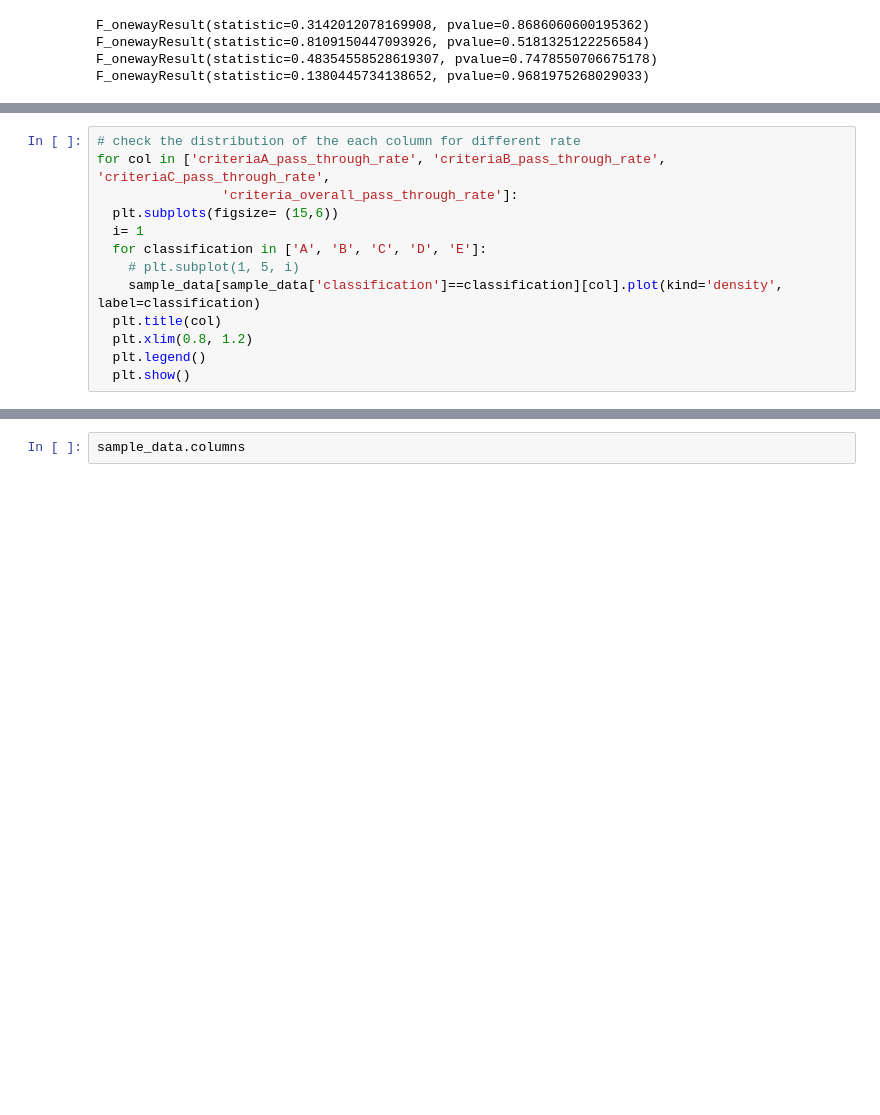
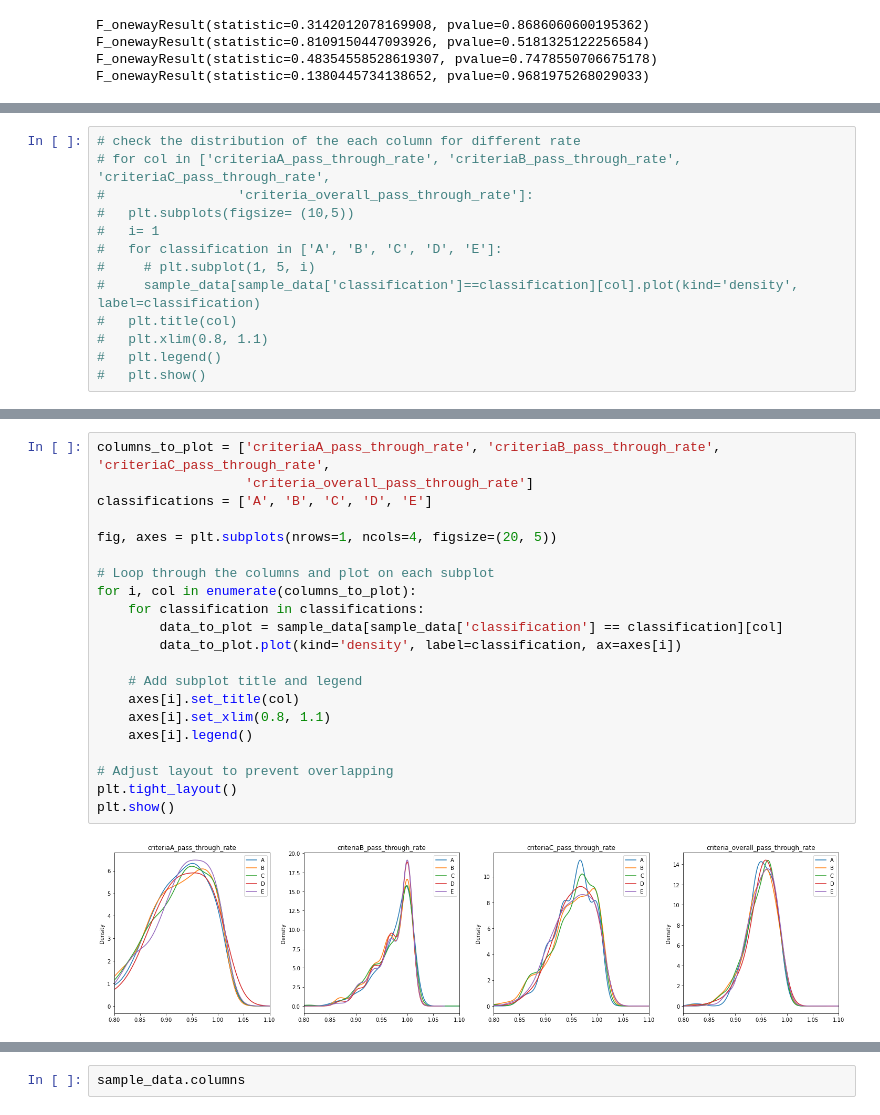
Before and after one commit to Ting-DS/Tesla-Manufacturing-Data-Quality-Analysis, a Jupyter notebook: Metric_Design.ipynb, the cells around one changed output, grey strips where cells are left out. Saved outputs shown, nothing was run; the diff lists cells and outputs as text; blank space fills up the shorter version.

```diff
--- a/Metric_Design.ipynb
+++ b/Metric_Design.ipynb
@@ -101,13 +103,13 @@ F_onewayResult(statistic=0.1380445734138652, pvalue=0.9681975268029033)
 # %%
 # check the distribution of the each column for different rate
-for col in ['criteriaA_pass_through_rate', 'criteriaB_pass_through_rate', 'criteriaC_pass_through_rate',
-                'criteria_overall_pass_through_rate']:
-  plt.subplots(figsize= (15,6))
-  i= 1
-  for classification in ['A', 'B', 'C', 'D', 'E']:
-    # plt.subplot(1, 5, i)
-    sample_data[sample_data['classification']==classification][col].plot(kind='density', label=classification)
-  plt.title(col)
-  plt.xlim(0.8, 1.2)
-  plt.legend()
-  plt.show()
+# for col in ['criteriaA_pass_through_rate', 'criteriaB_pass_through_rate', 'criteriaC_pass_through_rate',
+#                 'criteria_overall_pass_through_rate']:
+#   plt.subplots(figsize= (10,5))
+#   i= 1
+#   for classification in ['A', 'B', 'C', 'D', 'E']:
+#     # plt.subplot(1, 5, i)
+#     sample_data[sample_data['classification']==classification][col].plot(kind='density', label=classification)
+#   plt.title(col)
+#   plt.xlim(0.8, 1.1)
+#   plt.legend()
+#   plt.show()
@@ -118,0 +116,23 @@ for col in ['criteriaA_pass_through_rate', 'criteriaB_pass_through_rate', 'crite
+# %%
+columns_to_plot = ['criteriaA_pass_through_rate', 'criteriaB_pass_through_rate', 'criteriaC_pass_through_rate',
+                   'criteria_overall_pass_through_rate']
+classifications = ['A', 'B', 'C', 'D', 'E']
+
+fig, axes = plt.subplots(nrows=1, ncols=4, figsize=(20, 5))
+
+# Loop through the columns and plot on each subplot
+for i, col in enumerate(columns_to_plot):
+    for classification in classifications:
+        data_to_plot = sample_data[sample_data['classification'] == classification][col]
+        data_to_plot.plot(kind='density', label=classification, ax=axes[i])
+
+    # Add subplot title and legend
+    axes[i].set_title(col)
+    axes[i].set_xlim(0.8, 1.1)
+    axes[i].legend()
+
+# Adjust layout to prevent overlapping
+plt.tight_layout()
+plt.show()
+# %% [output]
+[figure, added]
```
Also changed, not shown: parts of 8 cells of this notebook.
